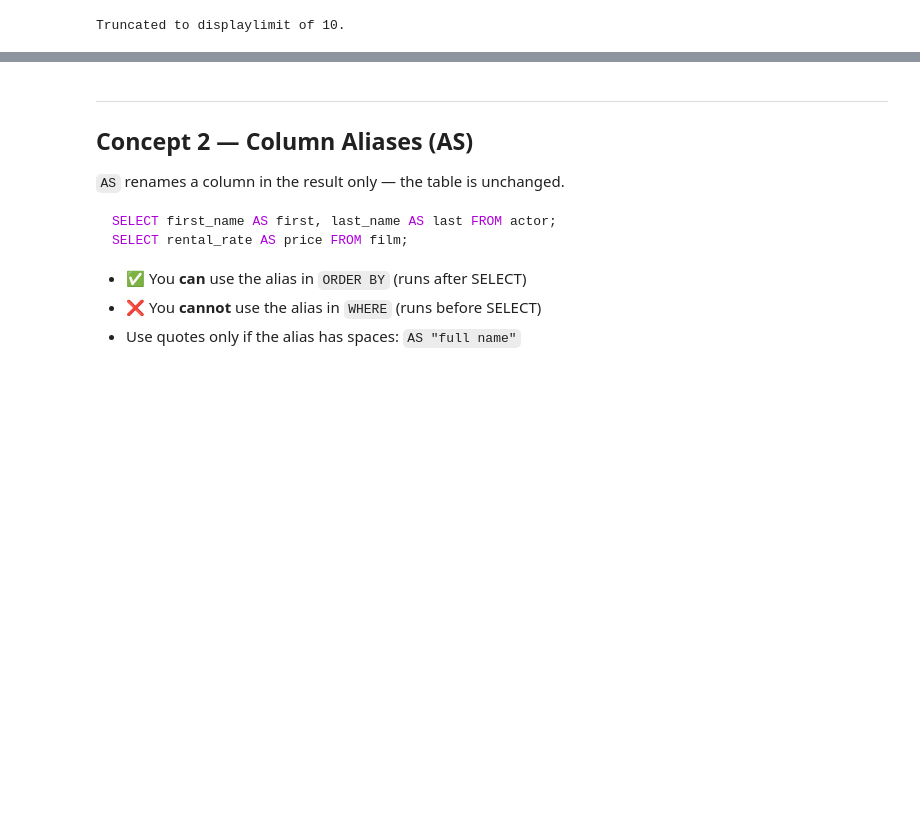
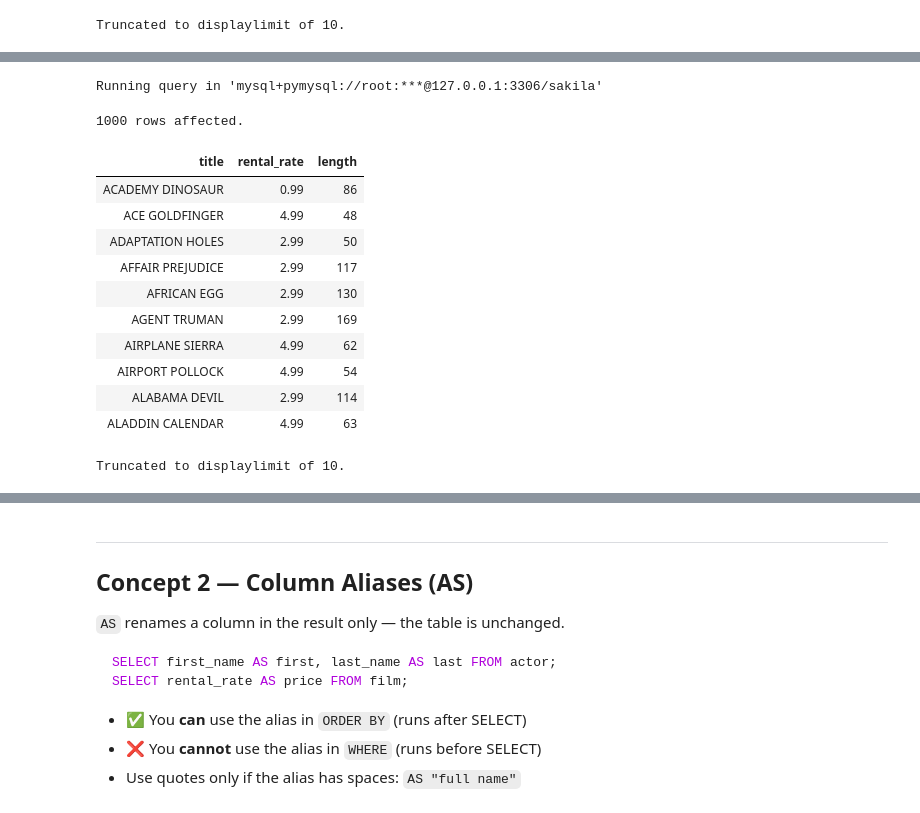
Before and after one commit to yaseen-asaliya/Databases-Notes, a Jupyter notebook: 01-select-basics.ipynb, the cells around one changed output, grey strips where cells are left out. Drawn from its saved outputs; the diff is of its cells as text; code cells hidden in the pictures; blank space fills up the shorter version.

```diff
--- a/01-select-basics.ipynb
+++ b/01-select-basics.ipynb
@@ -61,6 +96,23 @@ Truncated to displaylimit of 10.
 # %%
 %%sql
 -- Q4: Get title, rental_rate, and length from the film table
+
+SELECT title, rental_rate, length FROM film;
+# %% [output]
+Running query in 'mysql+pymysql://root:***@127.0.0.1:3306/sakila'
+1000 rows affected.
+| title | rental_rate | length |
+| ACADEMY DINOSAUR | 0.99 | 86 |
+| ACE GOLDFINGER | 4.99 | 48 |
+| ADAPTATION HOLES | 2.99 | 50 |
+| AFFAIR PREJUDICE | 2.99 | 117 |
+| AFRICAN EGG | 2.99 | 130 |
+| AGENT TRUMAN | 2.99 | 169 |
+| AIRPLANE SIERRA | 4.99 | 62 |
+| AIRPORT POLLOCK | 4.99 | 54 |
+| ALABAMA DEVIL | 2.99 | 114 |
+| ALADDIN CALENDAR | 4.99 | 63 |
+Truncated to displaylimit of 10.
 # %%
 %%sql
 -- Q5: Get first_name, last_name, and email from the customer table
```
Also changed, not shown: parts of 35 cells of this notebook.
